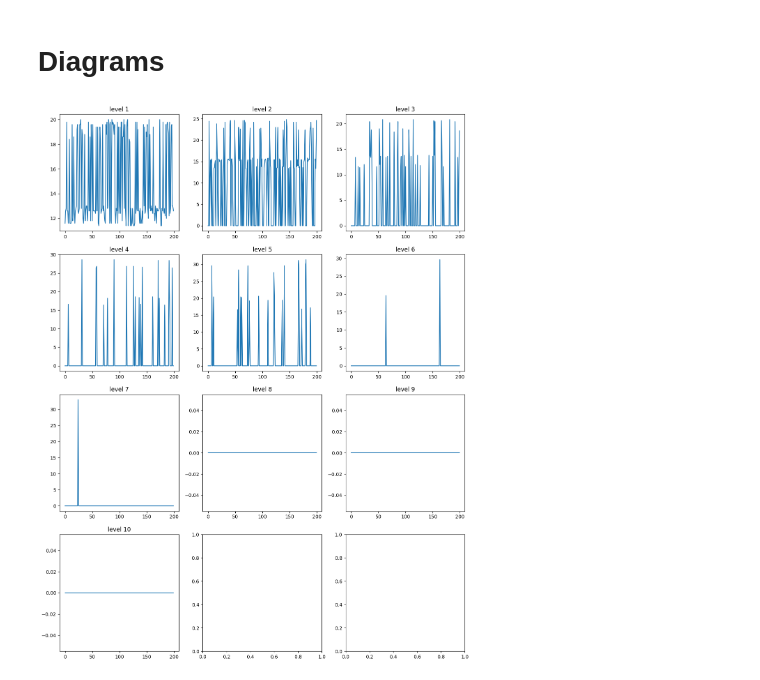
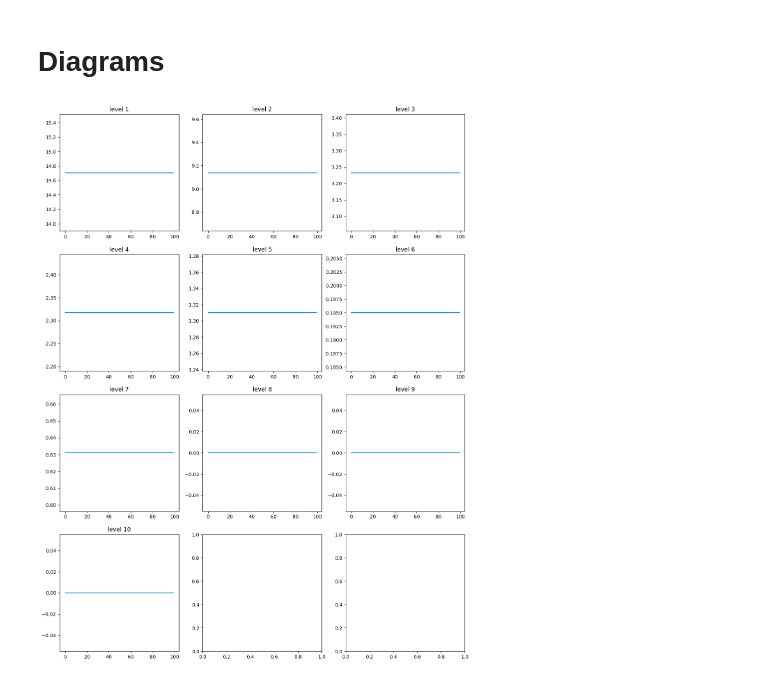
Before and after one commit to Mohammad-Safari/evolutionary-solution-for-simple-side-scrolling-game, a Jupyter notebook: evolutionary.ipynb, the cells around one changed output. Cells and saved outputs as stored; diff of their text form; code cells hidden in the pictures.

Commit message:
[add]mean score across generation

```diff
--- a/evolutionary.ipynb
+++ b/evolutionary.ipynb
@@ -175,23 +177,27 @@ g = MyGame(levels)
 # bulk running
 # scores = [g.get_score_for_each(pop) for pop in population]
 scores = [g.get_score_for_each(pop) for pop in population]
+# %%
+import numpy as np
+
+score_mean = np.mean([[result[1] for result in sample] for sample in scores], axis=0).reshape(-1,1)
 # %% [markdown]
 # Diagrams
 # %%
 from matplotlib import pyplot as plt
 import numpy as np
 
-score_changes = np.array(scores)
+score_changes = np.array([score_mean]*100)
 
 fig, ax = plt.subplots(4, 3, figsize=(15, 20))
 
 ln = 1
 for j in range(4):
     for i in range(3):
-        ax[j, i].plot(score_changes[:, ln - 1, 1])
+        ax[j, i].plot(score_changes[:, ln - 1])
         ax[j, i].set_title(f"level {ln}")
         ln += 1
         if ln > 10: break
 plt.show()
 # %% [output]
-[figure, old version]
+[figure, new version]
```
Also changed, not shown: parts of 1 cell of this notebook.
